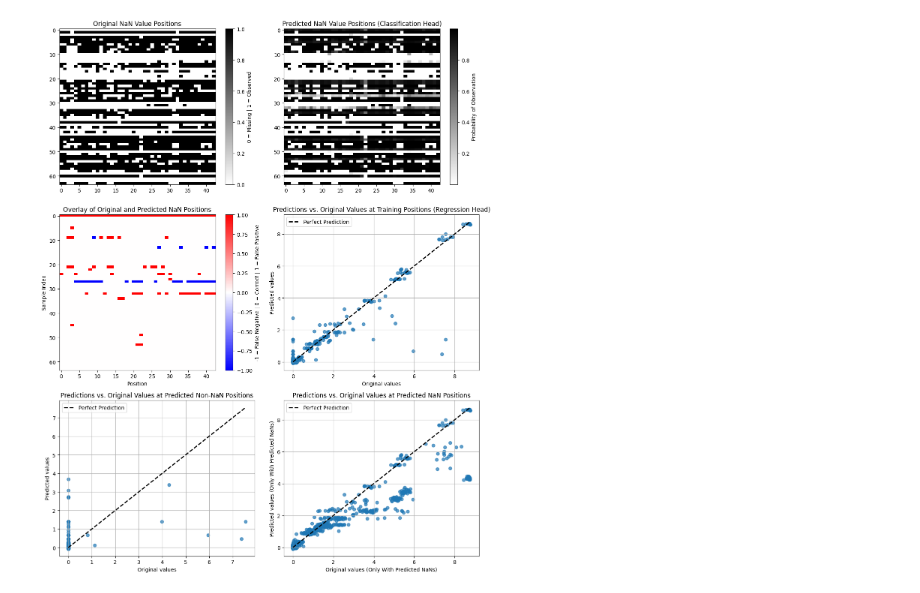
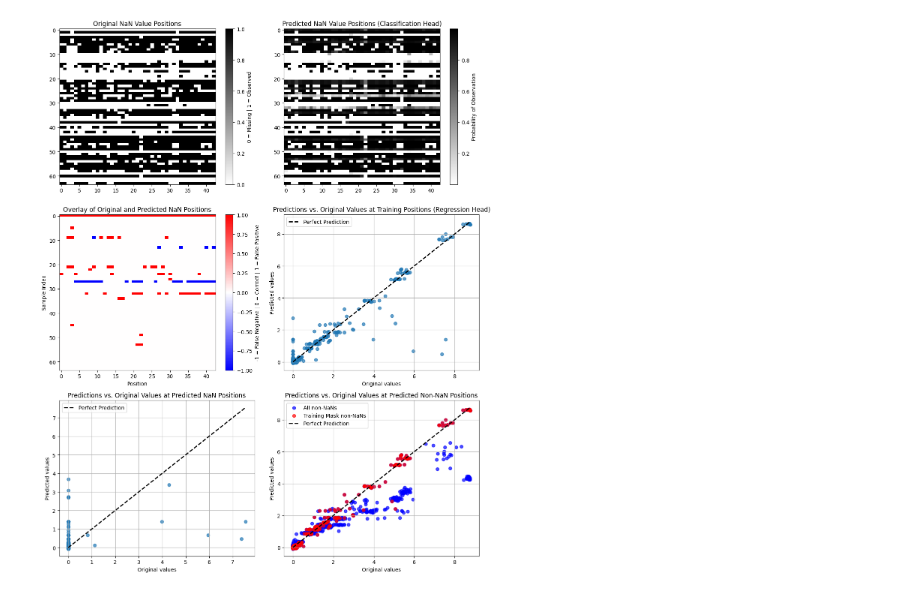
Before and after one commit to Greenboi123/ST-Cross-Species-Alignment, a Jupyter notebook: TransformerNotebooks/Encoders/EncoderMark6.ipynb, the cells around one changed output. Cells and saved outputs as stored; diff of their text form; code cells hidden in the pictures.

Commit message:
graphs again

```diff
--- a/TransformerNotebooks/Encoders/EncoderMark6.ipynb
+++ b/TransformerNotebooks/Encoders/EncoderMark6.ipynb
@@ -248,7 +248,6 @@ Hidden Input values:
  [0. 0. 1. ... 0. 1. 0.]
  [0. 0. 0. ... 1. 0. 1.]]
 # %%
-import torch
 import matplotlib.pyplot as plt
 
 # Load checkpoint
@@ -279,10 +278,12 @@ difference_map = pred_binary - original_NaN_mask
 original_value = batch['x_original'].cpu().numpy()[training_positions]
 regression_pred_value = regression_pred.detach().cpu().numpy()[training_positions]
 # Extract positions where the model predicted "observed" (classification_pred > 0.5)
-pred_observed_positions = classification_pred > 0.5
+pred_observed_positions = classification_pred < 0.5
 # Filter original values and regression predictions
 filtered_original_value = batch['x_original'].cpu().numpy()[pred_observed_positions]
 filtered_regression_pred = regression_pred.detach().cpu().numpy()[pred_observed_positions]
+# Identify points in both filtered_original_value and original_value
+filtered_common_values = np.isin(filtered_original_value, original_value)
 # For Predicted NaNs
 NaN_filtered_original_value = batch['x_original'].cpu().numpy()[~pred_observed_positions]
 NaN_filtered_regression_pred = regression_pred.detach().cpu().numpy()[~pred_observed_positions]
@@ -302,41 +303,47 @@ plt.title('Predicted NaN Value Positions (Classification Head)')
 plt.colorbar(label='Probability of Observation')
 
 plt.subplot(3, 2, 3)
 plt.imshow(difference_map, cmap='bwr', aspect='auto')  # 'bwr' = blue (FN) / red (FP)
 plt.colorbar(label='-1 = False Negative | 0 = Correct | 1 = False Positive')
 plt.title('Overlay of Original and Predicted NaN Positions')
 plt.xlabel('Position')
 plt.ylabel('Sample Index')
 plt.grid(False)
 
 plt.subplot(3, 2, 4)
 plt.scatter(original_value, regression_pred_value, alpha=0.7)
 plt.plot([min(original_value), max(original_value)], [min(original_value), max(original_value)], 'k--', lw=2, label='Perfect Prediction')
 plt.xlabel('Original values')
 plt.ylabel('Predicted values')
 plt.title('Predictions vs. Original Values at Training Positions (Regression Head)')
 plt.legend()
 plt.grid(True)
 
 plt.subplot(3, 2, 5)
-plt.scatter(filtered_original_value, filtered_regression_pred, alpha=0.7)
-plt.plot([min(filtered_original_value), max(filtered_original_value)], [min(filtered_original_value), max(filtered_original_value)], 'k--', lw=2, label='Perfect Prediction')
+plt.scatter(NaN_filtered_original_value, NaN_filtered_regression_pred, alpha=0.7)
+plt.plot([min(NaN_filtered_original_value), max(NaN_filtered_original_value)], [min(NaN_filtered_original_value), max(NaN_filtered_original_value)], 'k--', lw=2, label='Perfect Prediction')
+plt.xlabel('Original values')
+plt.ylabel('Predicted values')
+plt.title('Predictions vs. Original Values at Predicted NaN Training Positions')
+plt.legend()
+plt.grid(True)
+
+plt.subplot(3, 2, 6)
+plt.scatter(filtered_original_value, filtered_regression_pred,
+            color='blue', alpha=0.7, label='All non-NaNs')
+plt.scatter(filtered_original_value[filtered_common_values], filtered_regression_pred[filtered_common_values],
+            color='red', alpha=0.7, label='Training Mask non-NaNs')
+plt.plot([min(original_value), max(original_value)],
+         [min(original_value), max(original_value)],
+         'k--', lw=2, label='Perfect Prediction')
 plt.xlabel('Original values')
 plt.ylabel('Predicted values')
 plt.title('Predictions vs. Original Values at Predicted Non-NaN Positions')
 plt.legend()
 plt.grid(True)
 
-plt.subplot(3, 2, 6)
-plt.scatter(NaN_filtered_original_value, NaN_filtered_regression_pred, alpha=0.7)
-plt.plot([min(NaN_filtered_original_value), max(NaN_filtered_original_value)], [min(NaN_filtered_original_value), max(NaN_filtered_original_value)], 'k--', lw=2, label='Perfect Prediction')
-plt.xlabel('Original values (Only With Predicted NaNs)')
-plt.ylabel('Predicted values (Only With Predicted NaNs)')
-plt.title('Predictions vs. Original Values at Predicted NaN Positions')
-plt.legend()
-plt.grid(True)
 
 plt.tight_layout()
 plt.show()
 # %% [output]
-[figure, old version]
+[figure, new version]
```
